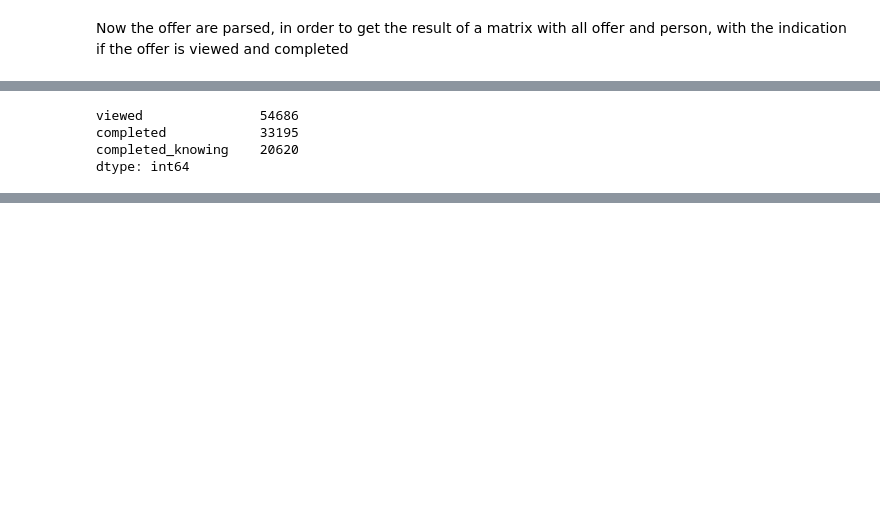
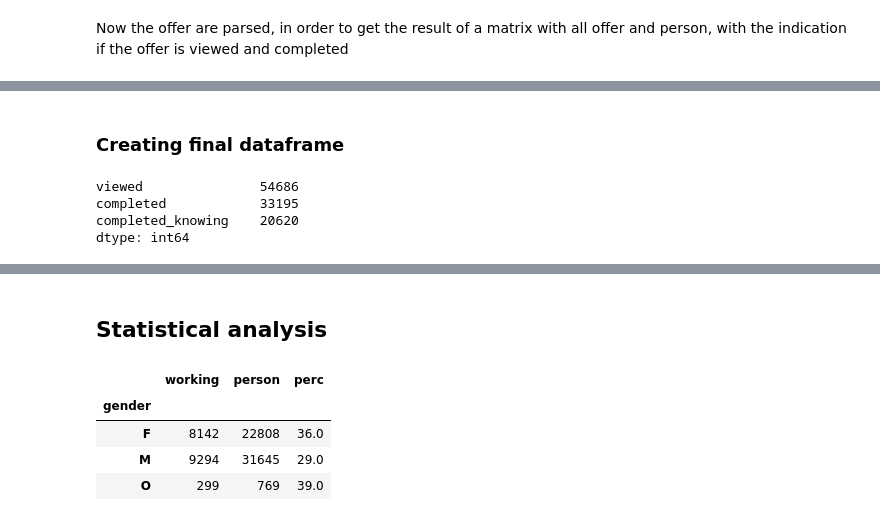
Before and after one commit to Sawy89/dsnd_starbucks_capstone, a Jupyter notebook: Starbucks_Capstone_notebook.ipynb, the cells around one changed output, grey strips where cells are left out. Drawn from its saved outputs; the diff is of its cells as text; code cells hidden in the pictures; blank space fills up the shorter version.

```diff
--- a/Starbucks_Capstone_notebook.ipynb
+++ b/Starbucks_Capstone_notebook.ipynb
@@ -336,3 +334,5 @@ offer_bool.head()
+# %% [markdown]
+### Creating final dataframe
 # %%
 # Some numbers
 offer_bool[['viewed','completed','completed_knowing']].sum()
@@ -396,3 +396,15 @@ The shape after profile merge is: (63288, 17)
 | 7 | 00426fe3ffde4c6b9cb9ad6d077a13ea | fafdcd668e3743c1bb461111dcafc2a4 | True | 2 | 10 | 10 | 1 | 1 | 1 | 1 | ... |
 | 8 | 00426fe3ffde4c6b9cb9ad6d077a13ea | 0b1e1539f2cc45b7b9fa7c272da2e1d7 | None | 5 | 20 | 10 | 1 | 0 | 0 | 1 | ... |
 | 9 | 005500a7188546ff8a767329a2f7c76a | 2906b810c7d4411798c6938adc9daaa5 | None | 2 | 10 | 7 | 1 | 1 | 0 | 1 | ... |
+# %% [markdown]
+## Statistical analysis
+# %%
+a = offer_bool_all.groupby('gender').agg({'working':sum, 'person': 'count'})
+a['perc'] = round(100 * a['working'] / a['person'])
+a
+# %% [output]
+|  | working | person | perc |
+| gender |  |  |  |
+| F | 8142 | 22808 | 36.0 |
+| M | 9294 | 31645 | 29.0 |
+| O | 299 | 769 | 39.0 |
```
Also changed, not shown: parts of 3 cells of this notebook.
